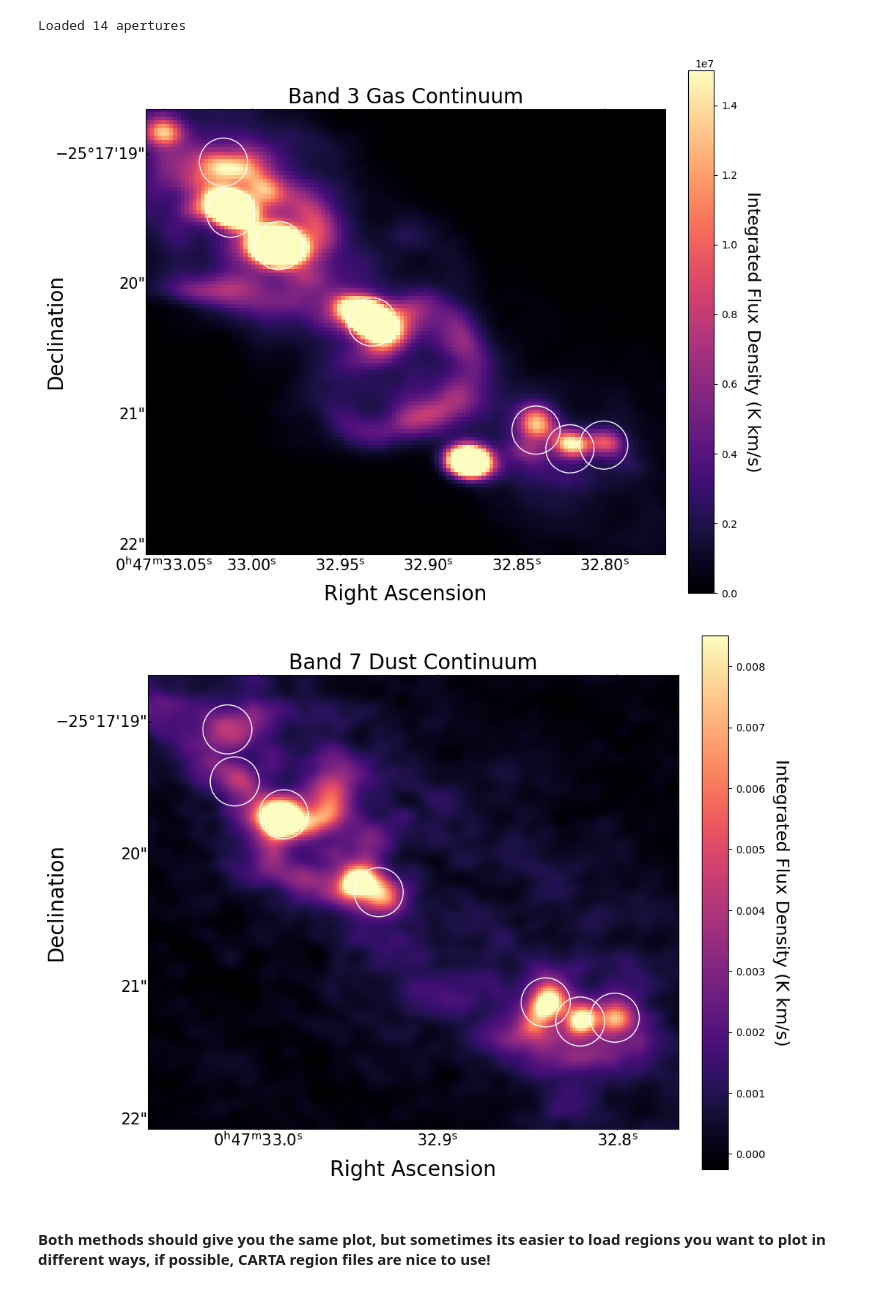
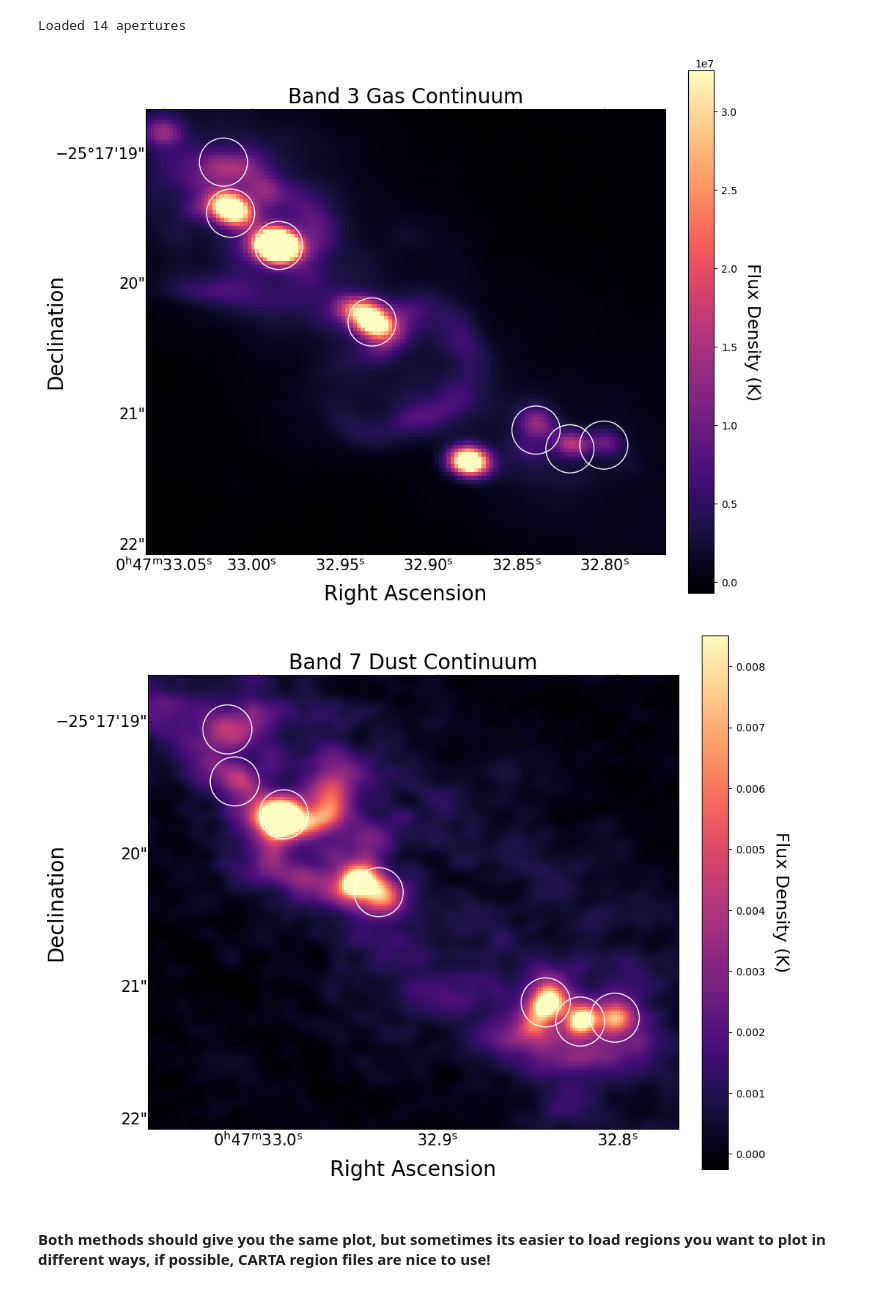
Before and after one commit to megan-elw2/Cluster_Locations, a Jupyter notebook: Cluster_Finder_Plot_Example_Megan.ipynb, the cells around one changed output. Cells and saved outputs as stored; diff of their text form; code cells hidden in the pictures.

```diff
--- a/Cluster_Finder_Plot_Example_Megan.ipynb
+++ b/Cluster_Finder_Plot_Example_Megan.ipynb
@@ -384,13 +386,13 @@ sources = np.array(['1','2','3','4','5','6'])
 
 
 # Plotting
-data_min = np.nanpercentile(moment07.hdu.data, 1)
-data_max = np.nanpercentile(moment07.hdu.data, 99)
+data_min = np.nanpercentile(moment03.hdu.data, 1)
+data_max = np.nanpercentile(moment03.hdu.data, 99)
 
 fig1 = plt.figure(1,figsize=(10,20))
 
 ax1 = plt.subplot(projection=moment03.wcs)
-im1 = ax1.imshow(moment03.hdu.data,cmap='magma',origin='lower',vmin=0,vmax=1.5e7)
+im1 = ax1.imshow(moment03.hdu.data,cmap='magma',origin='lower',vmin=data_min,vmax=data_max)
 ax1.set_title(r'Band 3 Gas Continuum', fontsize=20)
 
 RA1 = ax1.coords[0]
@@ -404,7 +406,7 @@ plt.ylabel('Declination',fontsize=20,labelpad=0)
 ax1.tick_params(axis = 'both', which = 'major', labelsize = 15)
 
 cb = fig.colorbar(im1, ax=ax1, fraction=0.046,pad=0.04)
-cb.set_label(label='Integrated Flux Density (K km/s)',fontsize=17,rotation=270,labelpad=23)
+cb.set_label(label='Flux Density (K)',fontsize=17,rotation=270,labelpad=23)
 cb.ax.tick_params(which = 'major', labelsize = 10)
 
 for ap in apertures:
@@ -438,7 +440,7 @@ plt.ylabel('Declination',fontsize=20,labelpad=0)
 ax2.tick_params(axis = 'both', which = 'major', labelsize = 15)
 
 cb = fig.colorbar(im2, ax=ax2, fraction=0.046,pad=0.04)
-cb.set_label(label='Integrated Flux Density (K km/s)',fontsize=17,rotation=270,labelpad=23)
+cb.set_label(label='Flux Density (K)',fontsize=17,rotation=270,labelpad=23)
 cb.ax.tick_params(which = 'major', labelsize = 10)
 
 for ap in apertures:
@@ -446,7 +448,7 @@ for ap in apertures:
     pixel_aperture.visual = {} # you need this to ignore any of the visual settings that would otherwise give you an error (i.e. symsize) as Matplotlib draws the circle
     pixel_aperture.plot(ax=ax2, edgecolor='white',linewidth=1, fill=False) # Adds the circle to our plot
 
-
+plt.savefig('Continuum Comparisons')
 ########################### this is the aperture plotting that is important!! ###########################
 
 #for ap in apertures:
@@ -458,34 +460,34 @@ for ap in apertures:
 ############################################################################################################
 
 # Add arrows and numbers
 #for i,x in enumerate(Lx):
 #    ax.arrow(x,Ly[i], Ldx[i], Ldy[i],width=0.1,head_width=3,head_length=3,color='white')
 #    ax.text(x+Ltx[i],Ly[i]+Lty[i],sources[i],fontsize=20,color='white')
 
 ############################################################################################################
 
 # Add 30 pc scale bar
 D = 3.5e6 * u.pc
 L = 30 * u.pc
 theta = (L / D) * u.rad
 theta_arcsec = theta.to(u.arcsec)
 #pixscale = abs(H40alpha_processed_cube.header['CDELT1']) * u.deg
 pixscale = abs(crop_cont3_cube.header['CDELT1']) * u.deg
 bar_length_pix = (theta_arcsec / pixscale.to(u.arcsec)).value
 ax.plot([10, 10 + bar_length_pix],[10, 10],color='white',lw=2)
 ax.text(10 + bar_length_pix / 2,12,"30 pc",color='white',ha='center',va='bottom',fontsize=11)
 
 # Add Beam
 #beam_radius_pix = (H40alpha_processed_cube.header['BMAJ'] / abs(H40alpha_processed_cube.header['CDELT1'])) / 2.0
 beam_radius_pix = (crop_cont3_cube.header['BMAJ'] / abs(crop_cont3_cube.header['CDELT1'])) / 2.0
 ny, nx = moment03.shape
 beam_x = nx - 15
 beam_y = 15
 ax.add_patch(matplotlib.patches.Circle((beam_x, beam_y),beam_radius_pix,fill=True,lw=1.2,fc='white',ec='white'))
 
 plt.show()
 # %% [output]
-[figure, old version]
+[figure, new version]
-[figure, old version]
+[figure, new version]
 # %% [markdown]
 #### Both methods should give you the same plot, but sometimes its easier to load regions you want to plot in different ways, if possible, CARTA region files are nice to use!
```
Also changed, not shown: parts of 8 cells of this notebook.
